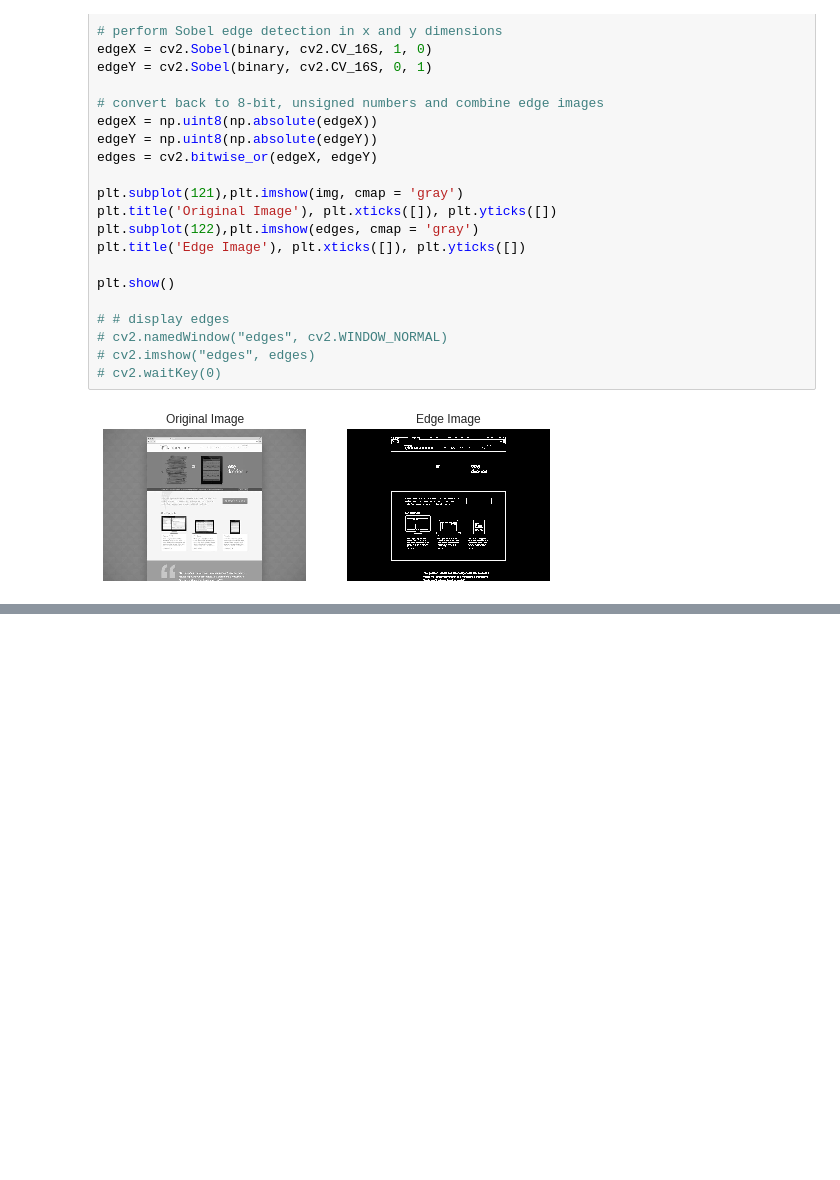
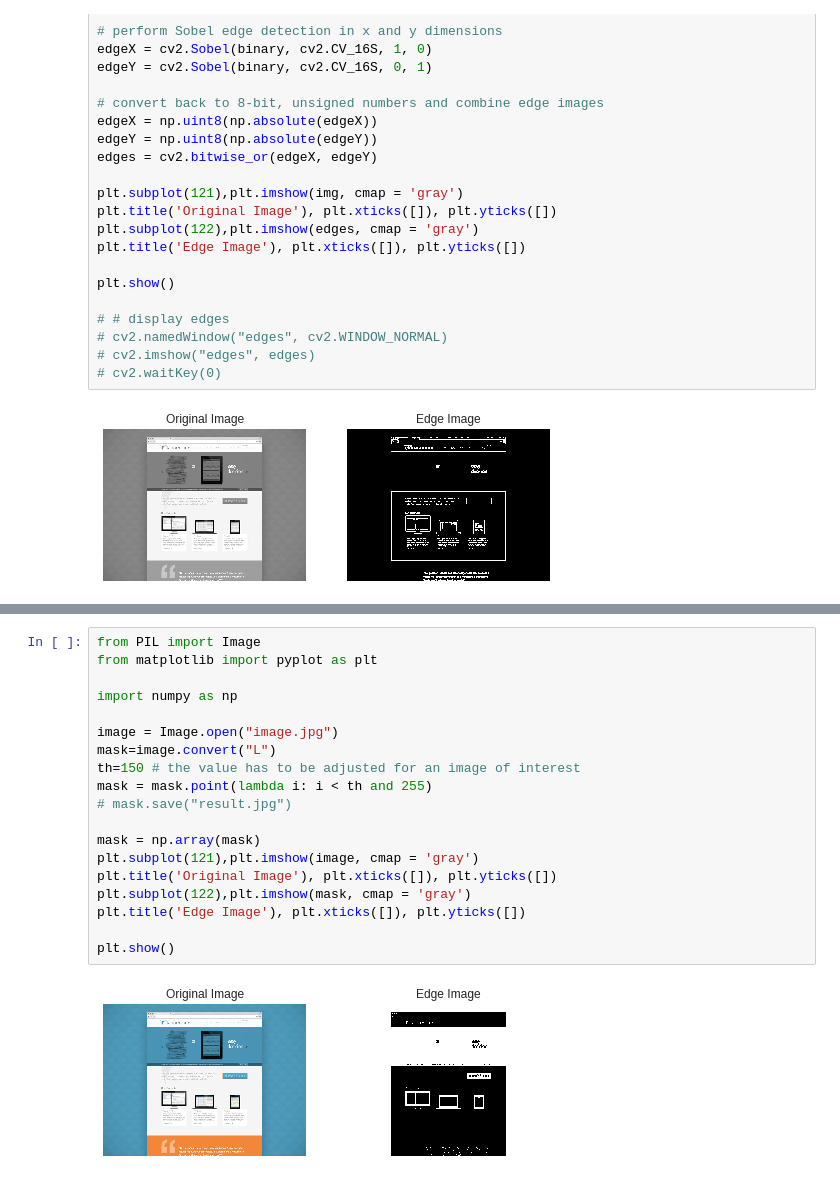
Before and after one commit to iamr0b0tx/machine-learning, a Jupyter notebook: Edge_detector.ipynb, the cells around one changed output, grey strips where cells are left out. Cells and saved outputs as stored; diff of their text form; blank space fills up the shorter version.

```diff
--- a/Edge_detector.ipynb
+++ b/Edge_detector.ipynb
@@ -71,0 +104,21 @@ plt.show()
+# %%
+from PIL import Image
+from matplotlib import pyplot as plt
+
+import numpy as np
+
+image = Image.open("image.jpg")
+mask=image.convert("L")
+th=150 # the value has to be adjusted for an image of interest
+mask = mask.point(lambda i: i < th and 255)
+# mask.save("result.jpg")
+
+mask = np.array(mask)
+plt.subplot(121),plt.imshow(image, cmap = 'gray')
+plt.title('Original Image'), plt.xticks([]), plt.yticks([])
+plt.subplot(122),plt.imshow(mask, cmap = 'gray')
+plt.title('Edge Image'), plt.xticks([]), plt.yticks([])
+
+plt.show()
+# %% [output]
+[figure, added]
```
Also changed, not shown: parts of 3 cells of this notebook.
